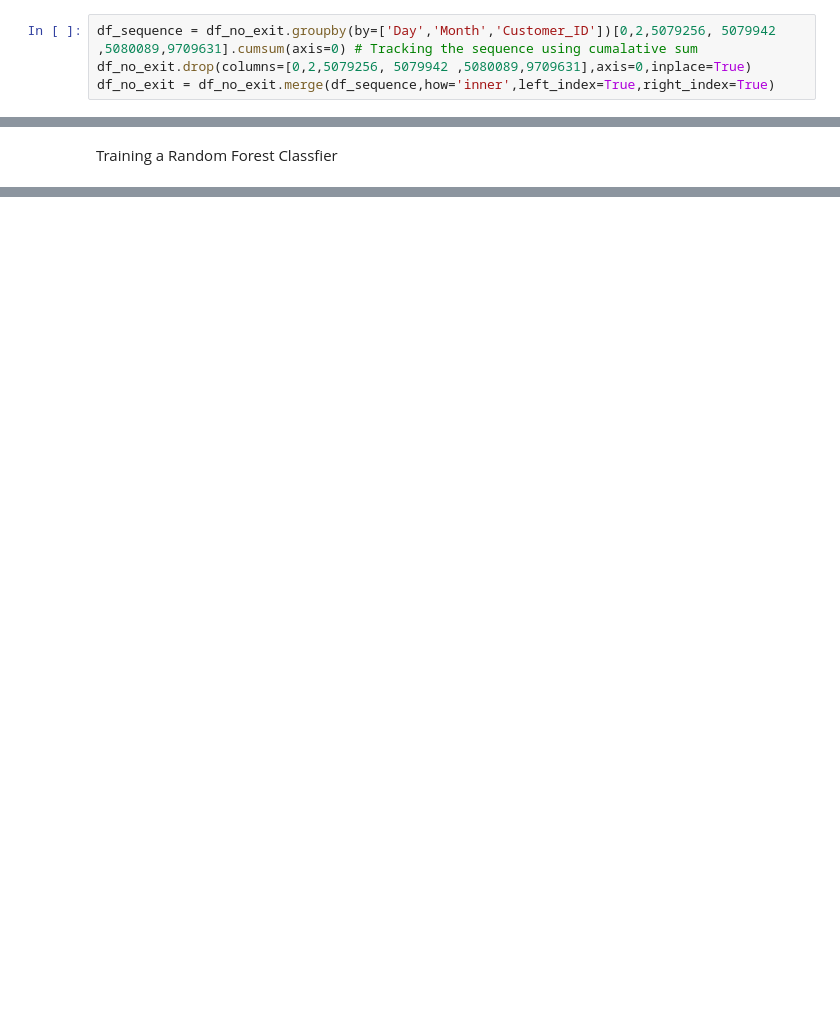
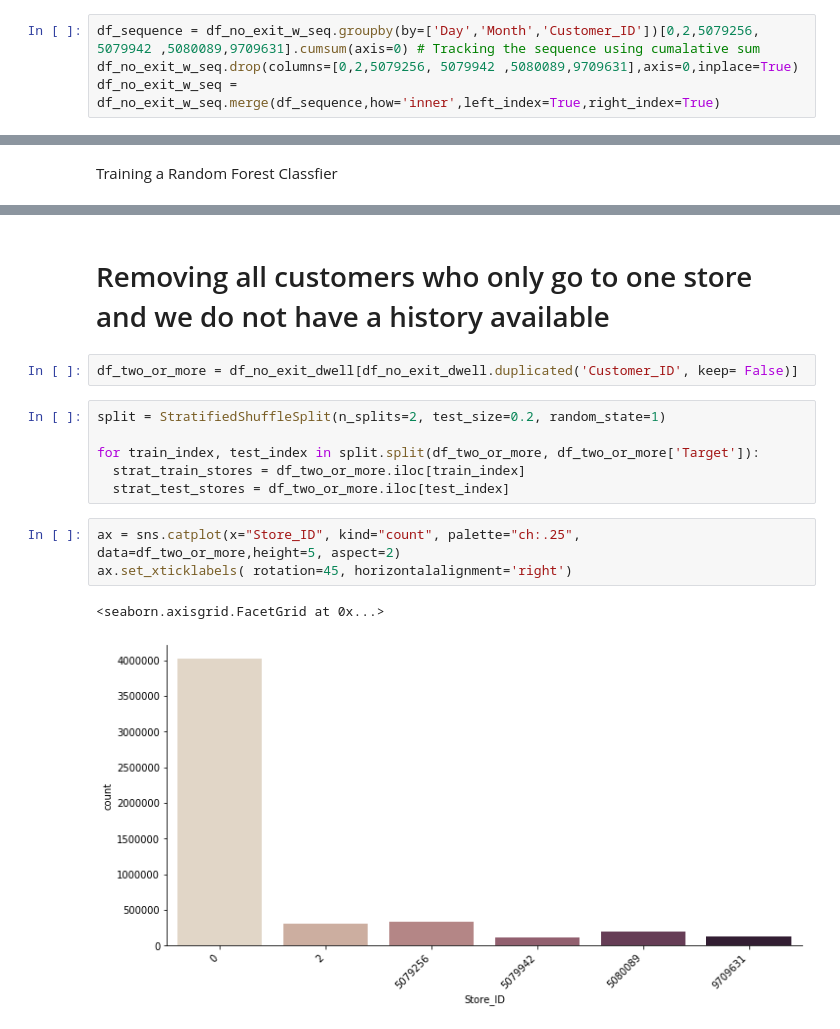
Before and after one commit to salmanarif86/MLAI, a Jupyter notebook: Yorkdale_oxford.ipynb, the cells around one changed output, grey strips where cells are left out. Cells and saved outputs as stored; diff of their text form; blank space fills up the shorter version.

```diff
--- a/Yorkdale_oxford.ipynb
+++ b/Yorkdale_oxford.ipynb
@@ -436,9 +455,9 @@ df_no_exit.sort_values(by=['Day','Month','Customer_ID','Sequence_Num'])
 # %% [markdown]
 Now we will track the sequence of stores as the customer moves from one store to the next. The sequence would reset as the customer leaves the store.
 # %%
-df_sequence = df_no_exit.groupby(by=['Day','Month','Customer_ID'])[0,2,5079256, 5079942 ,5080089,9709631].cumsum(axis=0) # Tracking the sequence using cumalative sum
-df_no_exit.drop(columns=[0,2,5079256, 5079942 ,5080089,9709631],axis=0,inplace=True)
-df_no_exit = df_no_exit.merge(df_sequence,how='inner',left_index=True,right_index=True)
+df_sequence = df_no_exit_w_seq.groupby(by=['Day','Month','Customer_ID'])[0,2,5079256, 5079942 ,5080089,9709631].cumsum(axis=0) # Tracking the sequence using cumalative sum
+df_no_exit_w_seq.drop(columns=[0,2,5079256, 5079942 ,5080089,9709631],axis=0,inplace=True)
+df_no_exit_w_seq = df_no_exit_w_seq.merge(df_sequence,how='inner',left_index=True,right_index=True)
 # %% [markdown]
 Performing a Stratfied shuffle split to make sure the distribution between train and test set remains the same as we split it to get the dataset ready for training a model
 # %%
@@ -502,0 +633,16 @@ array([      0,       2, 5079256, 5079942, 5080089, 9709631])
+# %% [markdown]
+# Removing all customers who only go to one store and we do not have a history available
+# %%
+df_two_or_more = df_no_exit_dwell[df_no_exit_dwell.duplicated('Customer_ID', keep= False)]
+# %%
+split = StratifiedShuffleSplit(n_splits=2, test_size=0.2, random_state=1)
+
+for train_index, test_index in split.split(df_two_or_more, df_two_or_more['Target']):
+  strat_train_stores = df_two_or_more.iloc[train_index]
+  strat_test_stores = df_two_or_more.iloc[test_index]
+# %%
+ax = sns.catplot(x="Store_ID", kind="count", palette="ch:.25", data=df_two_or_more,height=5, aspect=2)
+ax.set_xticklabels( rotation=45, horizontalalignment='right')
+# %% [output]
+<seaborn.axisgrid.FacetGrid at 0x...>
+[figure, added]
```
Also changed, not shown: parts of 57 cells of this notebook.
